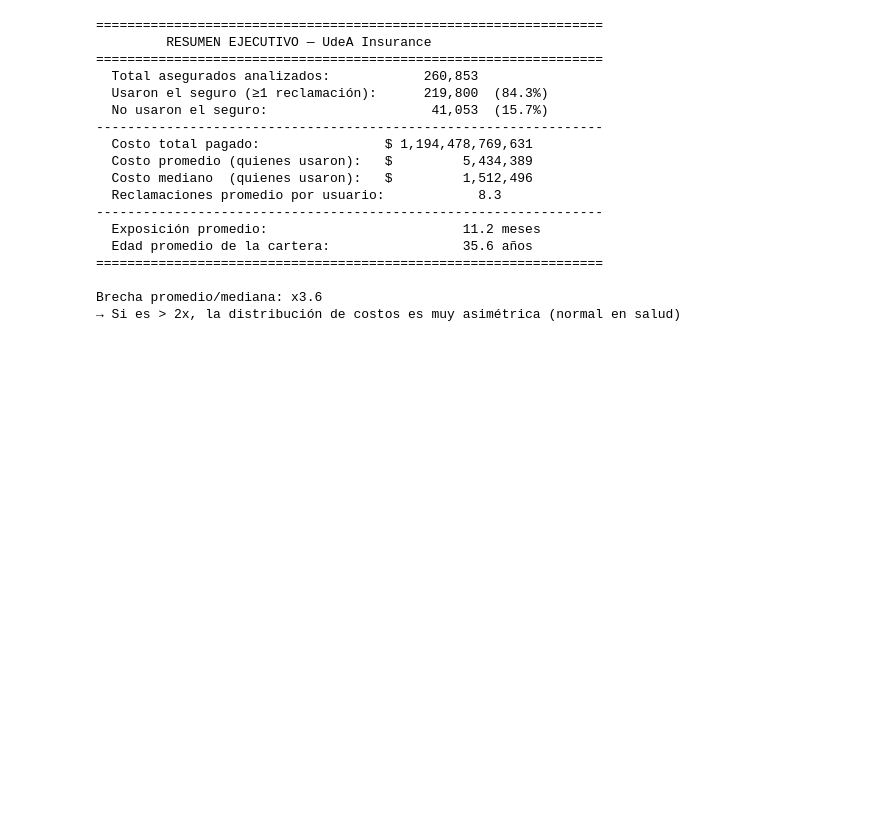
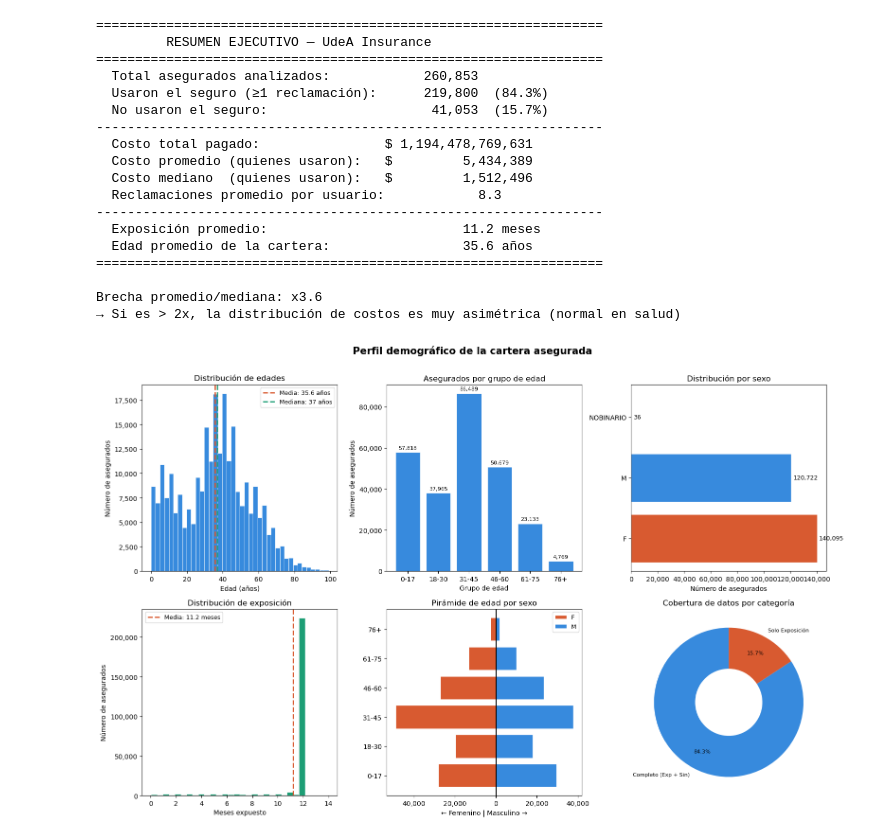
Before and after one commit to yacuervo18/Proyecto_Analitica_II, a Jupyter notebook: src/EDA.ipynb, the cells around one changed output. Cells and saved outputs as stored; diff of their text form; code cells hidden in the pictures; blank space fills up the shorter version.

```diff
--- a/src/EDA.ipynb
+++ b/src/EDA.ipynb
@@ -114,3 +116,94 @@ print('→ Si es > 2x, la distribución de costos es muy asimétrica (normal en
 
 Brecha promedio/mediana: x3.6
 → Si es > 2x, la distribución de costos es muy asimétrica (normal en salud)
+# %%
+# ── PERFIL DEMOGRÁFICO DE LOS AFILIADOS ────────────────────────────────────────────────────────
+fig, axes = plt.subplots(2, 3, figsize=(16, 10))
+fig.suptitle('Perfil demográfico de la cartera asegurada', fontsize=15, fontweight='bold', y=1.01)
+
+AZUL   = '#378ADD'
+CORAL  = '#D85A30'
+TEAL   = '#1D9E75'
+MORADO = '#7F77DD'
+
+# 1. Distribución de edades (histograma)
+ax = axes[0, 0]
+ax.hist(df_eda['edad'].dropna(), bins=40, color=AZUL, edgecolor='white', linewidth=0.5)
+ax.axvline(df_eda['edad'].mean(), color=CORAL, linewidth=2, linestyle='--', label=f'Media: {df_eda["edad"].mean():.1f} años')
+ax.axvline(df_eda['edad'].median(), color=TEAL, linewidth=2, linestyle='--', label=f'Mediana: {df_eda["edad"].median():.0f} años')
+ax.set_title('Distribución de edades')
+ax.set_xlabel('Edad (años)')
+ax.set_ylabel('Número de asegurados')
+ax.legend(fontsize=9)
+ax.yaxis.set_major_formatter(mticker.FuncFormatter(lambda x, _: f'{x:,.0f}'))
+
+# 2. Asegurados por grupo de edad (barplot)
+ax = axes[0, 1]
+conteo_edad = df_eda['grupo_edad'].value_counts().sort_index()
+bars = ax.bar(conteo_edad.index, conteo_edad.values, color=AZUL, edgecolor='white', linewidth=0.5)
+ax.bar_label(bars, fmt='{:,.0f}', fontsize=8, padding=3)
+ax.set_title('Asegurados por grupo de edad')
+ax.set_xlabel('Grupo de edad')
+ax.set_ylabel('Número de asegurados')
+ax.yaxis.set_major_formatter(mticker.FuncFormatter(lambda x, _: f'{x:,.0f}'))
+
+# 3. Distribución por sexo (barplot horizontal)
+ax = axes[0, 2]
+conteo_sexo = df_eda['Sexo_Cd_limpio'].value_counts()
+colores_sexo = [CORAL if x == 'F' else AZUL if x == 'M' else MORADO for x in conteo_sexo.index]
+bars = ax.barh(conteo_sexo.index, conteo_sexo.values, color=colores_sexo, edgecolor='white')
+ax.bar_label(bars, fmt='{:,.0f}', padding=3, fontsize=9)
+ax.set_title('Distribución por sexo')
+ax.set_xlabel('Número de asegurados')
+ax.xaxis.set_major_formatter(mticker.FuncFormatter(lambda x, _: f'{x:,.0f}'))
+
+# 4. Distribución de exposición en meses (histograma)
+ax = axes[1, 0]
+ax.hist(df_eda['meses_expuesto_total'].clip(0, 14), bins=30, color=TEAL, edgecolor='white', linewidth=0.5)
+ax.axvline(df_eda['meses_expuesto_total'].mean(), color=CORAL, linewidth=2, linestyle='--',
+           label=f'Media: {df_eda["meses_expuesto_total"].mean():.1f} meses')
+ax.set_title('Distribución de exposición')
+ax.set_xlabel('Meses expuesto')
+ax.set_ylabel('Número de asegurados')
+ax.legend(fontsize=9)
+ax.yaxis.set_major_formatter(mticker.FuncFormatter(lambda x, _: f'{x:,.0f}'))
+
+# 5. Pirámide de edad por sexo
+ax = axes[1, 1]
+df_piramide = df_eda.groupby(['grupo_edad', 'Sexo_Cd_limpio']).size().unstack(fill_value=0)
+if 'F' in df_piramide.columns and 'M' in df_piramide.columns:
+    grupos = df_piramide.index.tolist()
+    ax.barh(grupos, -df_piramide['F'], color=CORAL, label='F', edgecolor='white')
+    ax.barh(grupos, df_piramide['M'], color=AZUL, label='M', edgecolor='white')
+    ax.set_title('Pirámide de edad por sexo')
+    ax.set_xlabel('← Femenino | Masculino →')
+    ax.axvline(0, color='black', linewidth=0.8)
+    vals = ax.get_xticks()
+    ax.set_xticklabels([f'{abs(v):,.0f}' for v in vals])
+    ax.legend(fontsize=9)
+
+# 6. Categoría de cobertura (donut chart)
+ax = axes[1, 2]
+cat_cob = df_eda['categoria_cobertura'].value_counts()
+colores_cob = [AZUL, CORAL, MORADO, TEAL]
+wedges, texts, autotexts = ax.pie(
+    cat_cob.values,
+    labels=cat_cob.index,
+    autopct='%1.1f%%',
+    colors=colores_cob[:len(cat_cob)],
+    startangle=90,
+    pctdistance=0.75,
+    wedgeprops=dict(width=0.55)
+ )
+for t in texts:
+    t.set_fontsize(8)
+for at in autotexts:
+    at.set_fontsize(8)
+ax.set_title('Cobertura de datos por categoría')
+
+plt.tight_layout()
+plt.savefig('eda_01_perfil_demografico.png', bbox_inches='tight', dpi=150)
+plt.show()
+print('Guardado: eda_01_perfil_demografico.png')
+# %% [output]
+[figure, added]
```
Also changed, not shown: parts of 2 cells of this notebook, 1 other file.
